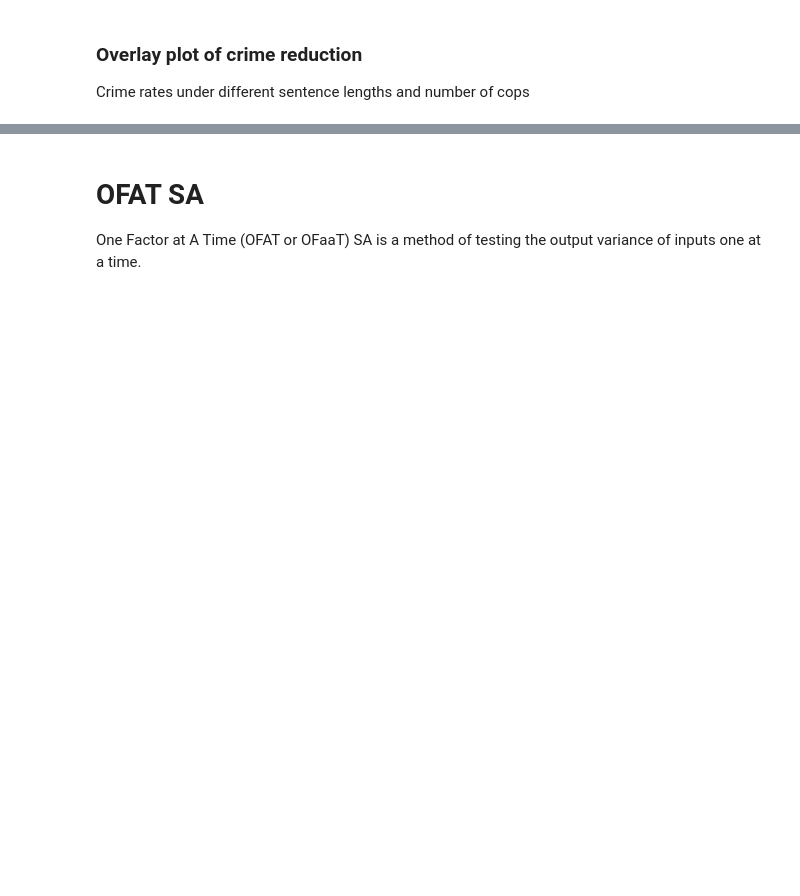
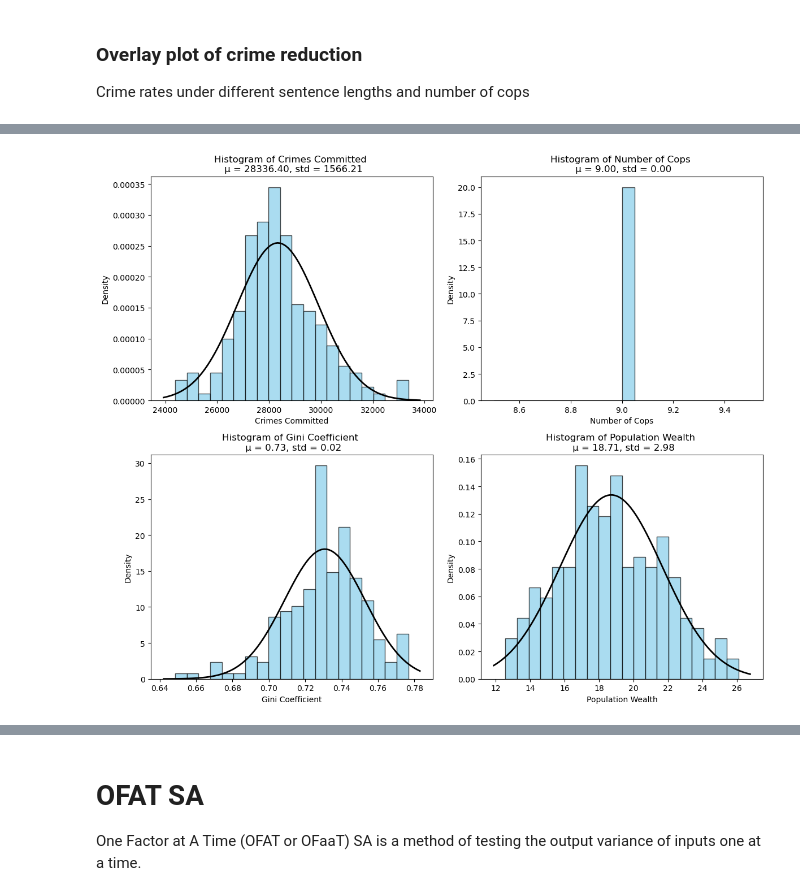
Before and after one commit to nabilasiregar/abm-project, a Jupyter notebook: notebooks/sensitivity_analysis.ipynb, the cells around one changed output, grey strips where cells are left out. Saved outputs shown, nothing was run; the diff lists cells and outputs as text; code cells hidden in the pictures; blank space fills up the shorter version.

```diff
--- a/notebooks/sensitivity_analysis.ipynb
+++ b/notebooks/sensitivity_analysis.ipynb
@@ -33,0 +198,40 @@ Purpose: To show the interplay between risk tolerance, economic capability (trad
+# %%
+data_at_last_step = default_data[default_data['Step'] == 500]
+columns_to_plot = ['num_crimes_committed', 'num_cops', 'gini_coeff', 'total_wealth']
+labels = {
+    'num_crimes_committed': 'Crimes Committed',
+    'num_cops': 'Number of Cops',
+    'gini_coeff': 'Gini Coefficient',
+    'total_wealth': 'Population Wealth'
+}
+# %%
+fig, axs = plt.subplots(2, 2, figsize=(12, 10))
+axs = axs.ravel()
+
+for i, col in enumerate(columns_to_plot):
+    mean_value_at_last_step = data_at_last_step.groupby(['iteration'])[col].mean().reset_index()
+
+    # Calculate the mean and standard deviation for the normal distribution
+    mu, std = norm.fit(mean_value_at_last_step[col].dropna())
+
+    # Plot the histogram of the data
+    n, bins, patches = axs[i].hist(mean_value_at_last_step[col].dropna(), bins=20, density=True, color='skyblue', edgecolor='black', alpha=0.7)
+
+    # Create a range of values from min to max in a fine range
+    xmin, xmax = axs[i].get_xlim()
+    x = np.linspace(xmin, xmax, 100)
+
+    # Calculate the normal distribution's PDF on the range
+    p = norm.pdf(x, mu, std)
+
+    # Plot the PDF line
+    axs[i].plot(x, p, 'k', linewidth=2)
+    title = f'μ = {mu:.2f}, std = {std:.2f}'
+    axs[i].set_title(f'Histogram of {labels[col]} \n {title}')
+    axs[i].set_xlabel(f'{labels[col]}')
+    axs[i].set_ylabel('Density')
+
+plt.tight_layout()
+plt.show()
+# %% [output]
+[figure, added]
```
Also changed, not shown: parts of 47 cells of this notebook, 5 other files.
